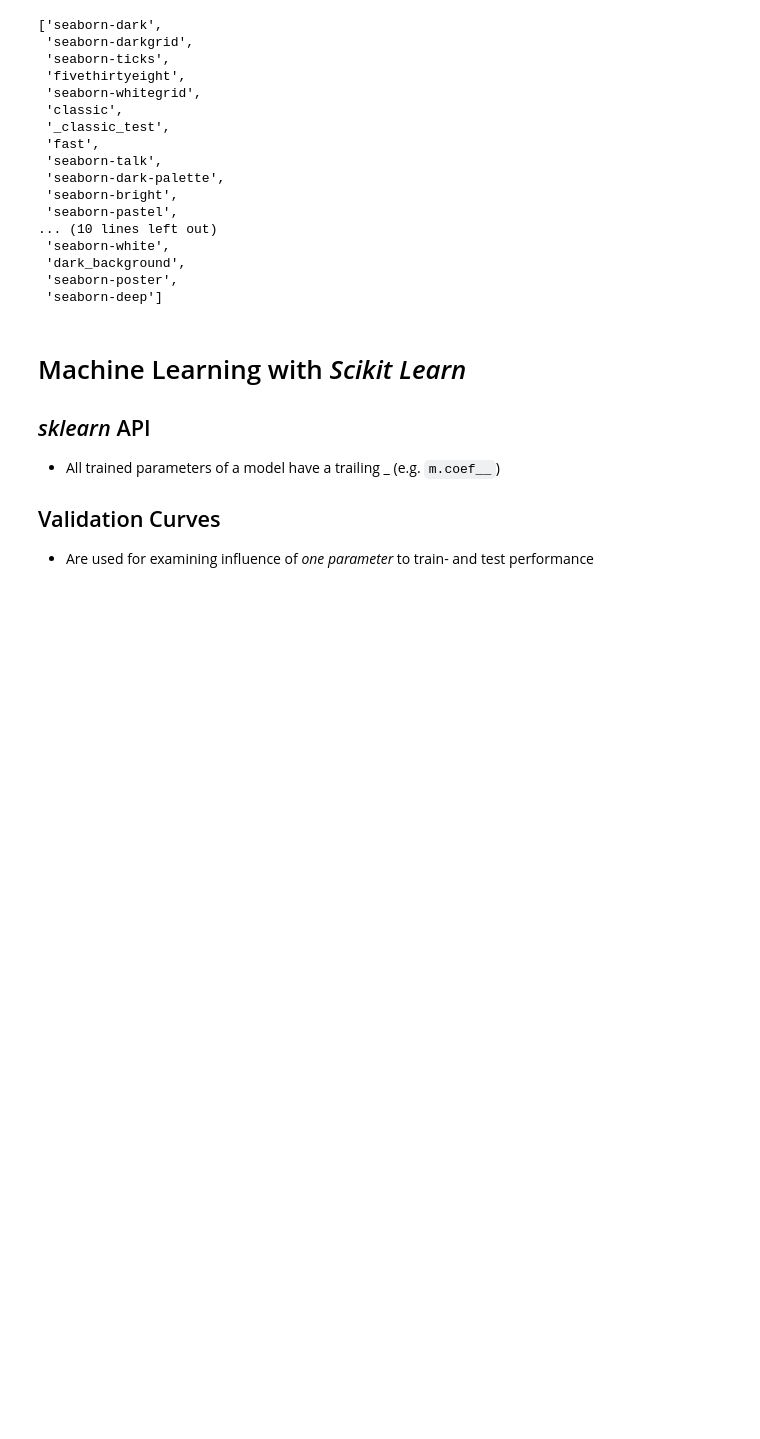
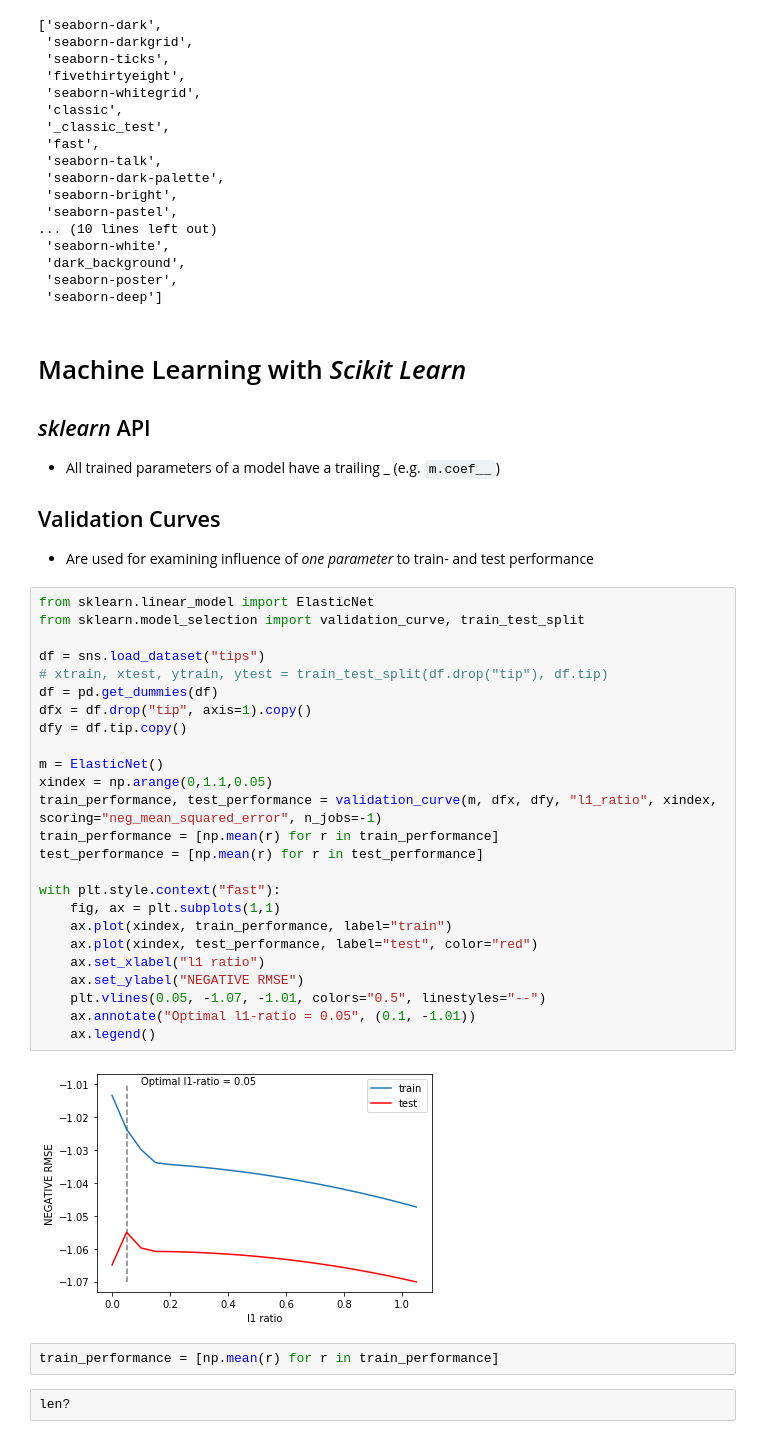
Before and after one commit to moritzwilksch/DataScienceEducation, a Jupyter notebook: PythonForDataScienceHandbook/NotesPythonDSHandbook.ipynb, the cells around one changed output. Saved outputs shown, nothing was run; the diff lists cells and outputs as text; blank space fills up the shorter version.

Commit message:
sklearn learning curves

```diff
--- a/PythonForDataScienceHandbook/NotesPythonDSHandbook.ipynb
+++ b/PythonForDataScienceHandbook/NotesPythonDSHandbook.ipynb
@@ -279,3 +279,34 @@ plt.style.available
 
 ## Validation Curves
 - Are used for examining influence of *one parameter* to train- and test performance
+# %%
+from sklearn.linear_model import ElasticNet
+from sklearn.model_selection import validation_curve, train_test_split
+
+df = sns.load_dataset("tips")
+# xtrain, xtest, ytrain, ytest = train_test_split(df.drop("tip"), df.tip)
+df = pd.get_dummies(df)
+dfx = df.drop("tip", axis=1).copy()
+dfy = df.tip.copy()
+
+m = ElasticNet()
+xindex = np.arange(0,1.1,0.05)
+train_performance, test_performance = validation_curve(m, dfx, dfy, "l1_ratio", xindex, scoring="neg_mean_squared_error", n_jobs=-1)
+train_performance = [np.mean(r) for r in train_performance]
+test_performance = [np.mean(r) for r in test_performance]
+
+with plt.style.context("fast"):
+    fig, ax = plt.subplots(1,1)
+    ax.plot(xindex, train_performance, label="train")
+    ax.plot(xindex, test_performance, label="test", color="red")
+    ax.set_xlabel("l1 ratio")
+    ax.set_ylabel("NEGATIVE RMSE")
+    plt.vlines(0.05, -1.07, -1.01, colors="0.5", linestyles="--")
+    ax.annotate("Optimal l1-ratio = 0.05", (0.1, -1.01))
+    ax.legend()
+# %% [output]
+[figure, added]
+# %%
+train_performance = [np.mean(r) for r in train_performance]
+# %%
+len?
```
Also changed, not shown: parts of 2 cells of this notebook.
